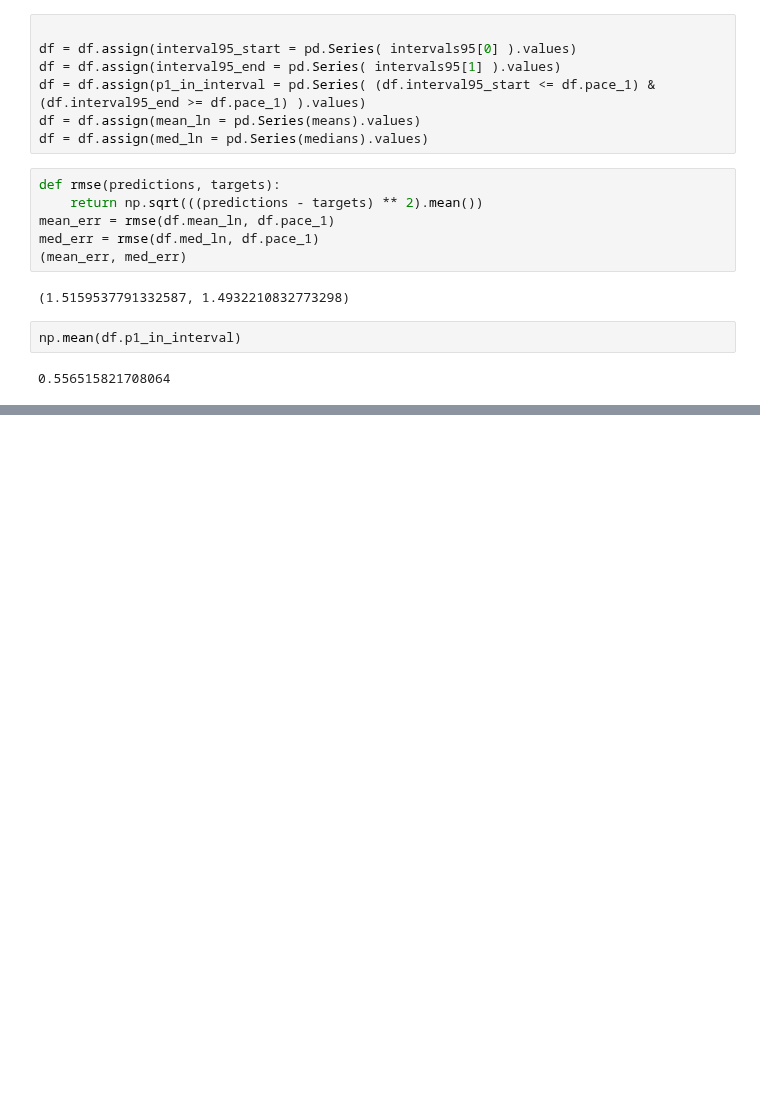
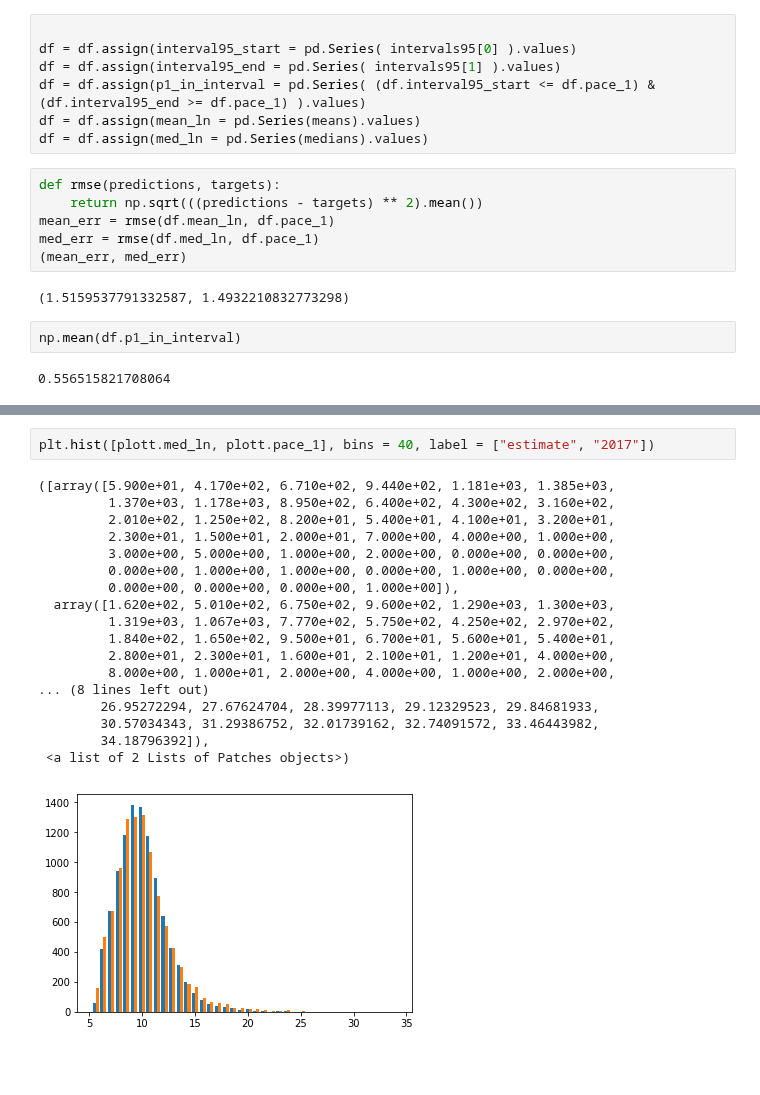
Before and after one commit to dins/jukola-xml-model, a Jupyter notebook: log_normal_spike.ipynb, the cells around one changed output, grey strips where cells are left out. Cells and saved outputs as stored; diff of their text form; blank space fills up the shorter version.

```diff
--- a/log_normal_spike.ipynb
+++ b/log_normal_spike.ipynb
@@ -70,2 +86,23 @@ df
+# %%
+plt.hist([plott.med_ln, plott.pace_1], bins = 40, label = ["estimate", "2017"])
+# %% [output]
+([array([5.900e+01, 4.170e+02, 6.710e+02, 9.440e+02, 1.181e+03, 1.385e+03,
+         1.370e+03, 1.178e+03, 8.950e+02, 6.400e+02, 4.300e+02, 3.160e+02,
+         2.010e+02, 1.250e+02, 8.200e+01, 5.400e+01, 4.100e+01, 3.200e+01,
+         2.300e+01, 1.500e+01, 2.000e+01, 7.000e+00, 4.000e+00, 1.000e+00,
+         3.000e+00, 5.000e+00, 1.000e+00, 2.000e+00, 0.000e+00, 0.000e+00,
+         0.000e+00, 1.000e+00, 1.000e+00, 0.000e+00, 1.000e+00, 0.000e+00,
+         0.000e+00, 0.000e+00, 0.000e+00, 1.000e+00]),
+  array([1.620e+02, 5.010e+02, 6.750e+02, 9.600e+02, 1.290e+03, 1.300e+03,
+         1.319e+03, 1.067e+03, 7.770e+02, 5.750e+02, 4.250e+02, 2.970e+02,
+         1.840e+02, 1.650e+02, 9.500e+01, 6.700e+01, 5.600e+01, 5.400e+01,
+         2.800e+01, 2.300e+01, 1.600e+01, 2.100e+01, 1.200e+01, 4.000e+00,
+         8.000e+00, 1.000e+01, 2.000e+00, 4.000e+00, 1.000e+00, 2.000e+00,
+... (8 lines left out)
+        26.95272294, 27.67624704, 28.39977113, 29.12329523, 29.84681933,
+        30.57034343, 31.29386752, 32.01739162, 32.74091572, 33.46443982,
+        34.18796392]),
+ <a list of 2 Lists of Patches objects>)
+[figure, added]
 # %% [markdown]
 ###
```
Also changed, not shown: parts of 7 cells of this notebook, 1 other file.
